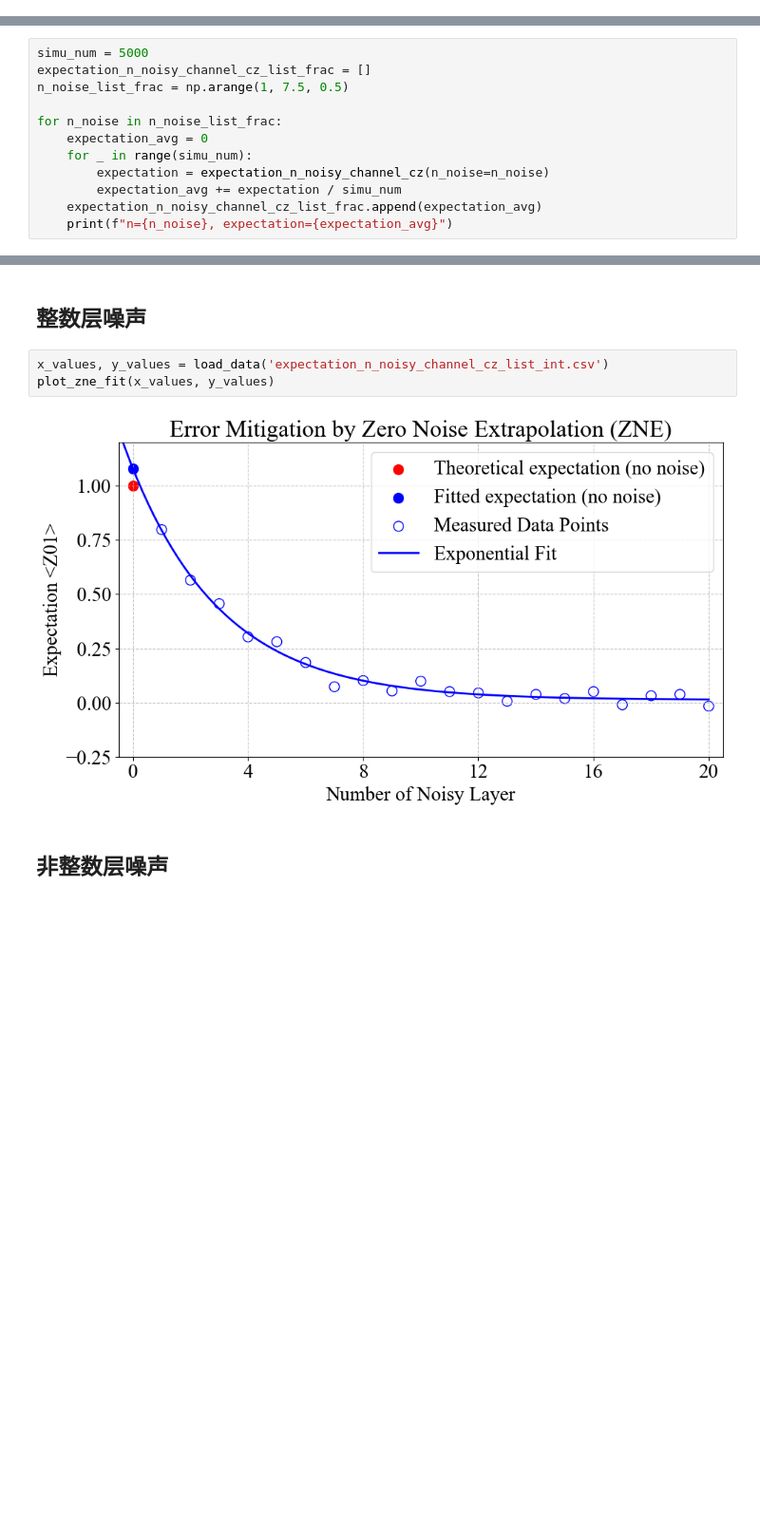
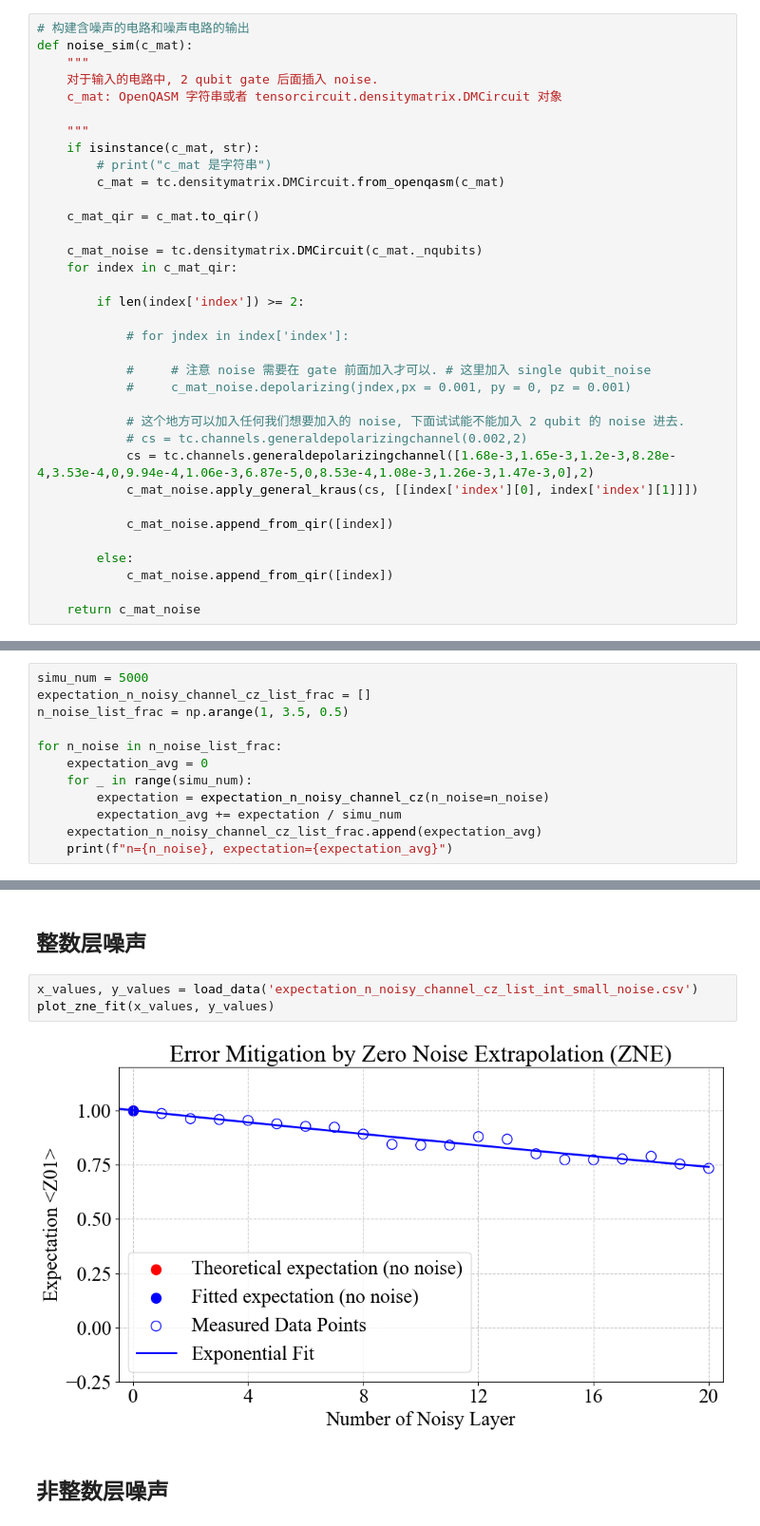
Before and after one commit to YixuanFu06/sparking-quantum-error-mitigation, a Jupyter notebook: question3/noise_learning_complete_and_correct.ipynb, the cells around one changed output, grey strips where cells are left out. Shown: that part at 95% size. Cells and saved outputs as stored; diff of their text form; blank space fills up the shorter version.

Commit message:
add small noise case

```diff
--- a/question3/noise_learning_complete_and_correct.ipynb
+++ b/question3/noise_learning_complete_and_correct.ipynb
@@ -62,0 +66,35 @@ noisy whole circuit expectation: (-0.7968033+0j)
+# %%
+# 构建含噪声的电路和噪声电路的输出
+def noise_sim(c_mat):
+    """
+    对于输入的电路中, 2 qubit gate 后面插入 noise.
+    c_mat: OpenQASM 字符串或者 tensorcircuit.densitymatrix.DMCircuit 对象
+
+    """
+    if isinstance(c_mat, str):
+        # print("c_mat 是字符串")
+        c_mat = tc.densitymatrix.DMCircuit.from_openqasm(c_mat)
+
+    c_mat_qir = c_mat.to_qir()
+
+    c_mat_noise = tc.densitymatrix.DMCircuit(c_mat._nqubits)
+    for index in c_mat_qir:
+
+        if len(index['index']) >= 2:
+
+            # for jndex in index['index']:
+
+            #     # 注意 noise 需要在 gate 前面加入才可以. # 这里加入 single qubit_noise
+            #     c_mat_noise.depolarizing(jndex,px = 0.001, py = 0, pz = 0.001)
+
+            # 这个地方可以加入任何我们想要加入的 noise, 下面试试能不能加入 2 qubit 的 noise 进去.
+            # cs = tc.channels.generaldepolarizingchannel(0.002,2)
+            cs = tc.channels.generaldepolarizingchannel([1.68e-3,1.65e-3,1.2e-3,8.28e-4,3.53e-4,0,9.94e-4,1.06e-3,6.87e-5,0,8.53e-4,1.08e-3,1.26e-3,1.47e-3,0],2)
+            c_mat_noise.apply_general_kraus(cs, [[index['index'][0], index['index'][1]]])
+
+            c_mat_noise.append_from_qir([index])
+
+        else:
+            c_mat_noise.append_from_qir([index])
+
+    return c_mat_noise
@@ -759,7 +969,7 @@ plt.show()
 # %%
 simu_num = 5000
 expectation_n_noisy_channel_cz_list_frac = []
-n_noise_list_frac = np.arange(1, 7.5, 0.5)
+n_noise_list_frac = np.arange(1, 3.5, 0.5)
 
 for n_noise in n_noise_list_frac:
     expectation_avg = 0
@@ -864,10 +1011,10 @@ def load_data(file_path):
 # %% [markdown]
 ## 整数层噪声
 # %%
-x_values, y_values = load_data('expectation_n_noisy_channel_cz_list_int.csv')
+x_values, y_values = load_data('expectation_n_noisy_channel_cz_list_int_small_noise.csv')
 plot_zne_fit(x_values, y_values)
 # %% [output]
-[figure, old version]
+[figure, new version]
 # %% [markdown]
 ## 非整数层噪声
 # %%
```
Also changed, not shown: parts of 35 cells of this notebook, 10 other files.
